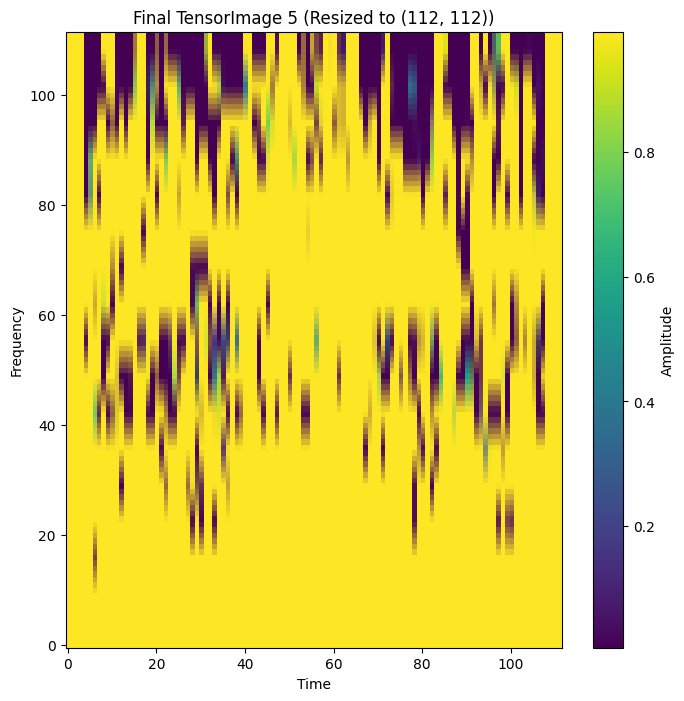
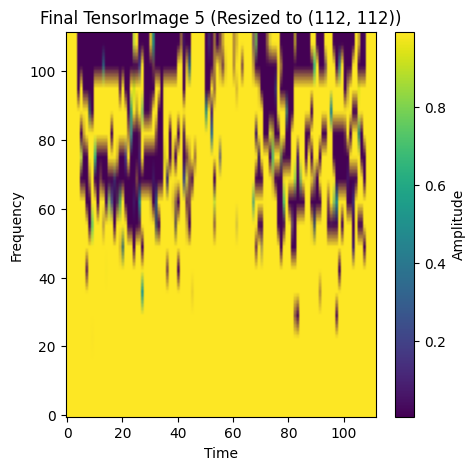
Code edit (unified diff) that turned the first committed figure into the second:
--- before
+++ after
@@ -13,5 +13,5 @@
     img_plot = img_array[0]
 
-plt.figure(figsize=(8, 8))
+plt.figure(figsize=(5, 5))
 plt.imshow(img_plot, aspect='auto', origin='lower', cmap='viridis')
 plt.title(f'Final TensorImage {5} (Resized to {TARGET_HW})')

Commit: spectograms